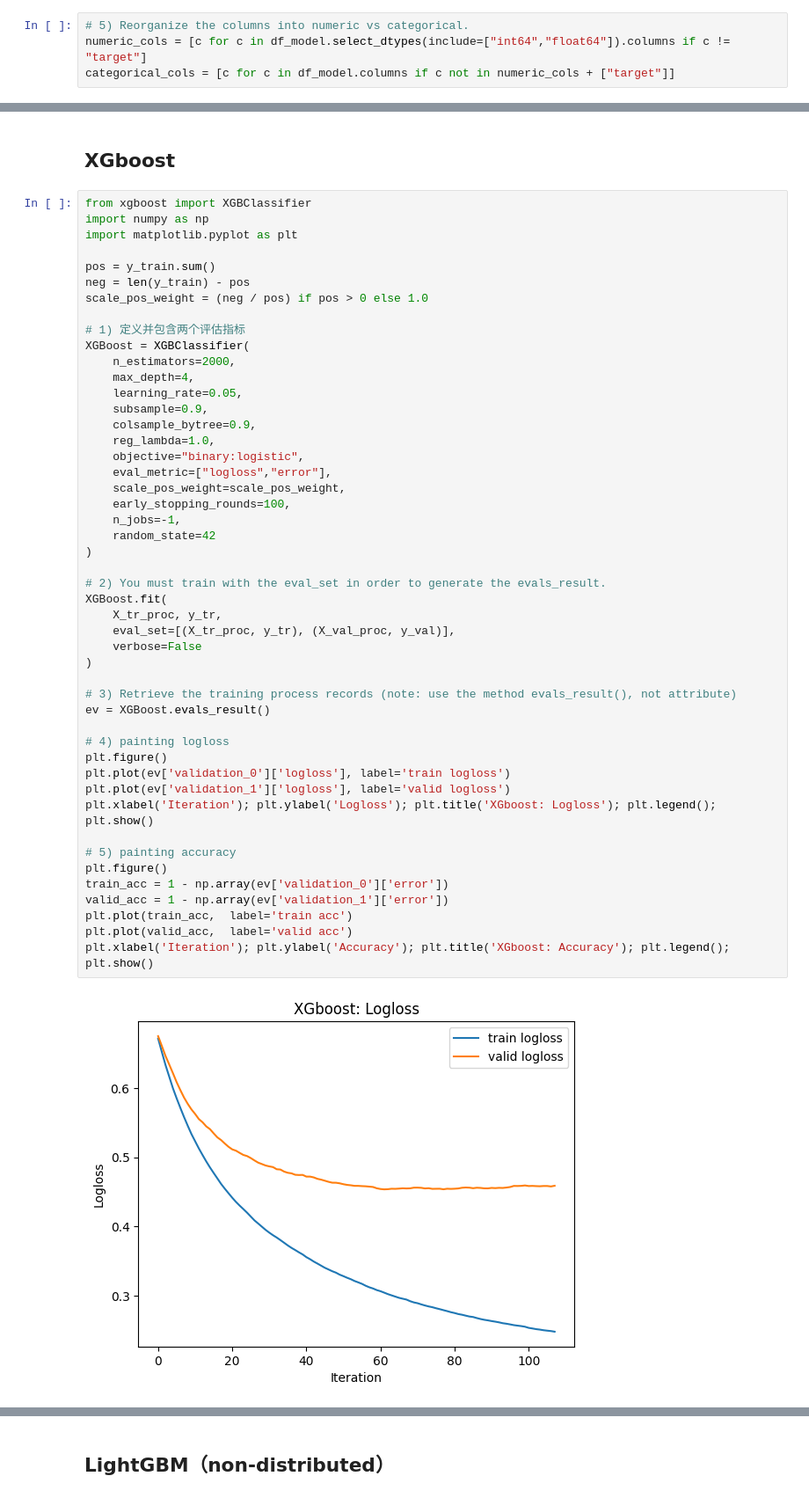
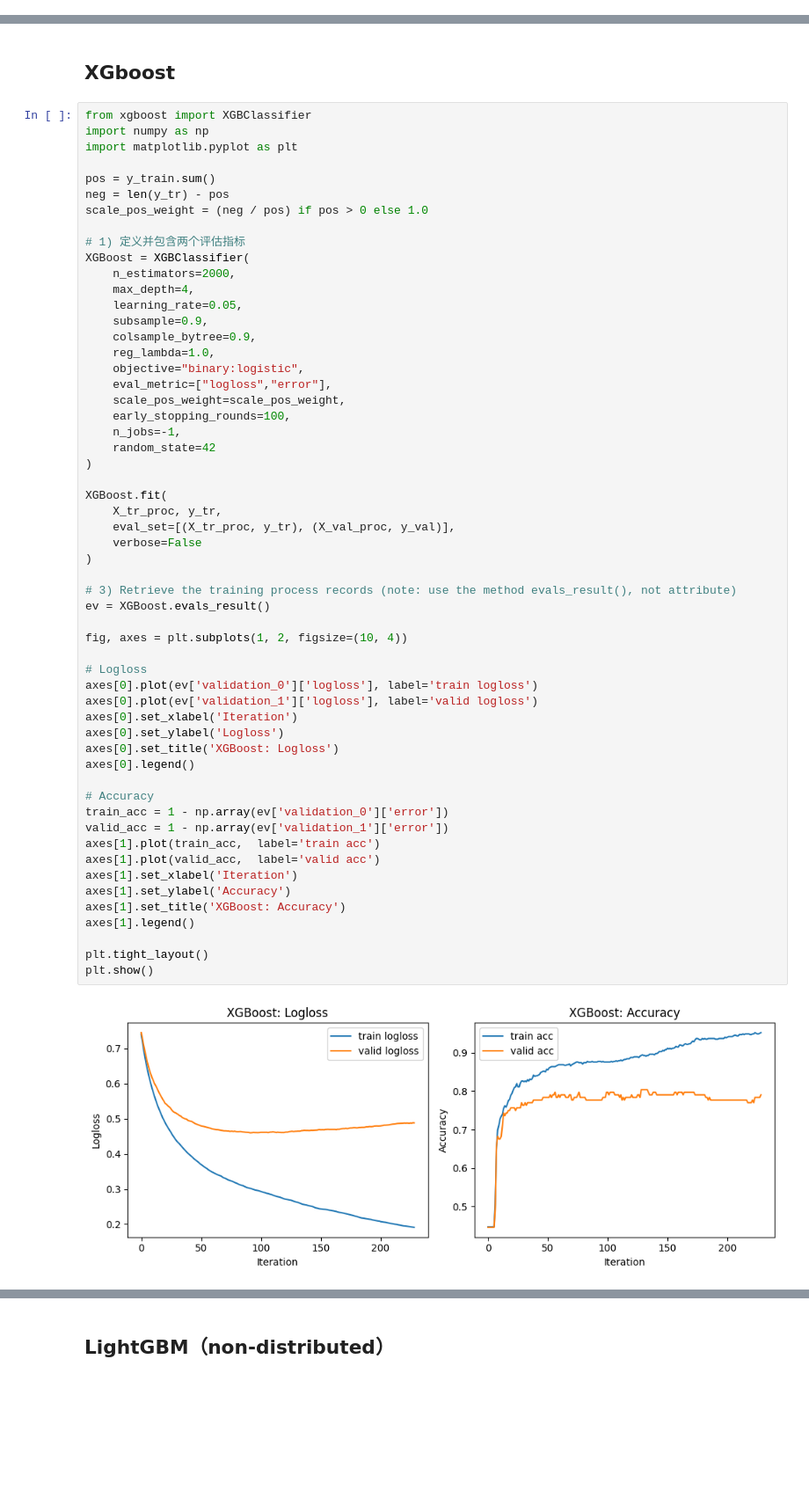
Before and after one commit to FaizanAbbas5/AppliedAI, a Jupyter notebook: Assessment2_group.ipynb, the cells around one changed output, grey strips where cells are left out. Shown at 88% size. Drawn from its saved outputs; the diff is of its cells as text; blank space fills up the shorter version.

```diff
--- a/Assessment2_group.ipynb
+++ b/Assessment2_group.ipynb
@@ -69,4 +73,0 @@ for c in categorical_like:
-# %%
-# 5) Reorganize the columns into numeric vs categorical.
-numeric_cols = [c for c in df_model.select_dtypes(include=["int64","float64"]).columns if c != "target"]
-categorical_cols = [c for c in df_model.columns if c not in numeric_cols + ["target"]]
@@ -130,47 +126,55 @@ import numpy as np
 import matplotlib.pyplot as plt
 
 pos = y_train.sum()
-neg = len(y_train) - pos
+neg = len(y_tr) - pos
 scale_pos_weight = (neg / pos) if pos > 0 else 1.0
 
 # 1) 定义并包含两个评估指标
 XGBoost = XGBClassifier(
     n_estimators=2000,
     max_depth=4,
     learning_rate=0.05,
     subsample=0.9,
     colsample_bytree=0.9,
     reg_lambda=1.0,
     objective="binary:logistic",
     eval_metric=["logloss","error"],
     scale_pos_weight=scale_pos_weight,
     early_stopping_rounds=100,
     n_jobs=-1,
     random_state=42
 )
 
-# 2) You must train with the eval_set in order to generate the evals_result.
 XGBoost.fit(
     X_tr_proc, y_tr,
     eval_set=[(X_tr_proc, y_tr), (X_val_proc, y_val)],
     verbose=False
 )
 
 # 3) Retrieve the training process records (note: use the method evals_result(), not attribute)
 ev = XGBoost.evals_result()
 
-# 4) painting logloss
-plt.figure()
-plt.plot(ev['validation_0']['logloss'], label='train logloss')
-plt.plot(ev['validation_1']['logloss'], label='valid logloss')
-plt.xlabel('Iteration'); plt.ylabel('Logloss'); plt.title('XGboost: Logloss'); plt.legend(); plt.show()
+fig, axes = plt.subplots(1, 2, figsize=(10, 4))
 
-# 5) painting accuracy
-plt.figure()
+# Logloss
+axes[0].plot(ev['validation_0']['logloss'], label='train logloss')
+axes[0].plot(ev['validation_1']['logloss'], label='valid logloss')
+axes[0].set_xlabel('Iteration')
+axes[0].set_ylabel('Logloss')
+axes[0].set_title('XGBoost: Logloss')
+axes[0].legend()
+
+# Accuracy
 train_acc = 1 - np.array(ev['validation_0']['error'])
 valid_acc = 1 - np.array(ev['validation_1']['error'])
-plt.plot(train_acc,  label='train acc')
-plt.plot(valid_acc,  label='valid acc')
-plt.xlabel('Iteration'); plt.ylabel('Accuracy'); plt.title('XGboost: Accuracy'); plt.legend(); plt.show()
+axes[1].plot(train_acc,  label='train acc')
+axes[1].plot(valid_acc,  label='valid acc')
+axes[1].set_xlabel('Iteration')
+axes[1].set_ylabel('Accuracy')
+axes[1].set_title('XGBoost: Accuracy')
+axes[1].legend()
+
+plt.tight_layout()
+plt.show()
 # %% [output]
-[figure, old version]
+[figure, new version]
```
Also changed, not shown: parts of 30 cells of this notebook.
